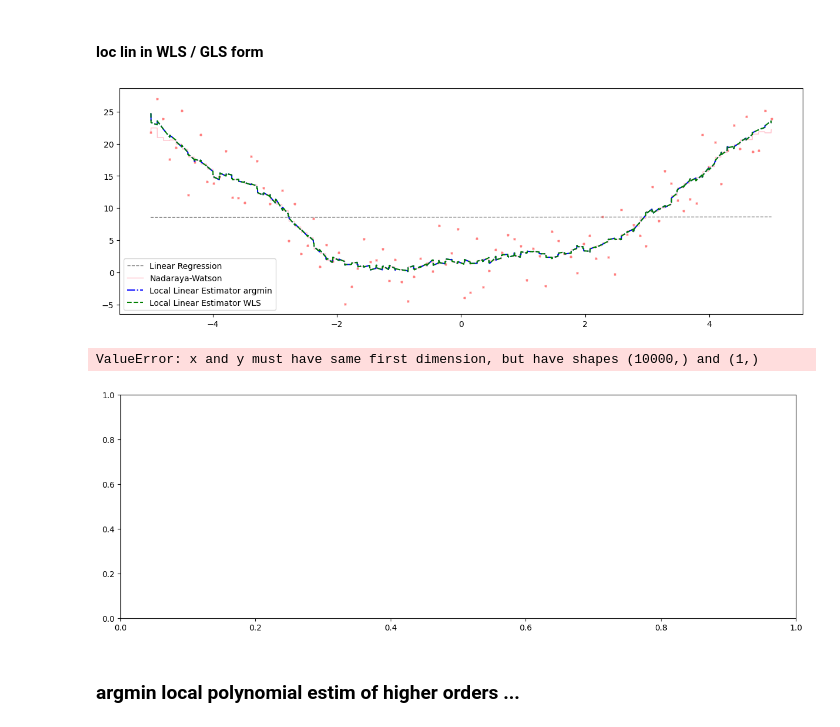
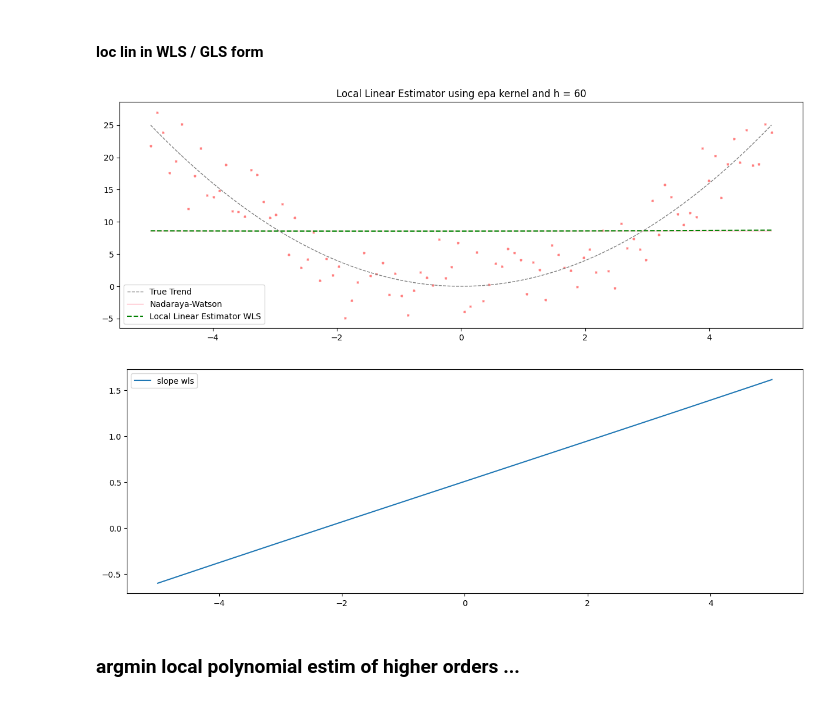
Before and after one commit to hikotei/Kernel-Simulations, a Jupyter notebook: 2023_12_12 NW.ipynb, the cells around one changed output. Cells and saved outputs as stored; diff of their text form; code cells hidden in the pictures.

```diff
--- a/2023_12_12 NW.ipynb
+++ b/2023_12_12 NW.ipynb
@@ -60,10 +60,9 @@ def nadaraya_watson(x_obs, y_obs, x_pred, kernel, h=1):
     for i, x in enumerate(x_pred):
 
         w = kernel_func((x - x_obs) / h)
-        sum_of_w = np.sum(w)
-
+        # sum_of_w = np.sum(w)
         # if np.sum(w) is 0 then set sum_of_w to 1
-        # sum_of_w = np.sum(w) if (sum_of_w := np.sum(w)) != 0 else 1
+        sum_of_w = np.sum(w) if (sum_of_w := np.sum(w)) != 0 else np.finfo(float).eps
 
         y_pred[i] = np.sum(w * y_obs / sum_of_w)
 
@@ -474,7 +471,7 @@ def loc_lin_estim_wls(x_obs, y_obs, x_pred, kernel, h=1):
         res_a[i] = a
         res_b[i] = b
 
-    return res_a, res_b
+    return res_a, (res_b)
 # %%
 # simulation params
 n = 100
@@ -483,44 +480,47 @@ x_max = 5
 
 np.random.seed(123)
 # generate data using trend = x^2 and gaussian noise
 x = np.linspace(x_min, x_max, n)
 # print(f"observations at x = {x}")
-y = x**2 + np.random.normal(0, 3, n)
+y_true = x**2
+y = y_true + np.random.normal(0, 3, n)
 
 # Fit Linear Regression model
 model = LinearRegression()
 model.fit(x.reshape(-1, 1), y)
 y_pred = model.predict(x.reshape(-1, 1))
 
 # Use Nadaraya-Watson Estimator
 x_pred = np.linspace(x_min, x_max, n * 100)
 # print(f"making NW pred at {x_pred}")
 
 h = 0.1 * (1 / np.pi)
-h = 0.5
-y_pred_nw = nadaraya_watson(x, y, x_pred, "rect", h=h)
-y_pred_ll_argmin, weights_argmin = loc_lin_estim_argmin(x, y, x_pred, "rect", h=h)
-y_pred_ll_wls, weights_wls = loc_lin_estim_wls(x, y, x_pred, "rect", h=h)
+h = 60
+kernel = 'epa'
+y_pred_nw = nadaraya_watson(x, y, x_pred, kernel, h=h)
+# y_pred_ll_argmin, weights_argmin = loc_lin_estim_argmin(x, y, x_pred, "rect", h=h)
+y_pred_ll_wls, weights_wls = loc_lin_estim_wls(x, y, x_pred, kernel, h=h)
 
 # Plot the original data and the regression line
 plt.figure(figsize=(15, 5))
 plt.scatter(x, y, s=5, marker='x', c='red', alpha=0.5)
-plt.plot(x, y_pred, color="grey", ls="--", lw=1, label="Linear Regression")
+plt.plot(x, y_true, color="grey", ls="--", lw=1, label="True Trend")
 plt.plot(x_pred, y_pred_nw, color="pink", lw=1, label="Nadaraya-Watson")
-plt.plot(x_pred, y_pred_ll_argmin, color="blue", lw=1.5, ls='-.', label="Local Linear Estimator argmin")
+# plt.plot(x_pred, y_pred_ll_argmin, color="blue", lw=1.5, ls='-.', label="Local Linear Estimator argmin")
 plt.plot(x_pred, y_pred_ll_wls, color="green", lw=1.5, ls='--', label="Local Linear Estimator WLS")
+plt.title(f"Local Linear Estimator using {kernel} kernel and h = {h}")
 plt.legend()
 plt.show()
 
 plt.figure(figsize=(15, 5))
-plt.plot(x_pred, weights_argmin, label="slope argmin")
+# plt.plot(x_pred, weights_argmin, label="slope argmin")
 plt.plot(x_pred, weights_wls, label="slope wls")
+
 plt.legend()
 plt.show()
 # %% [output]
-[figure, old version]
+[figure, new version]
-ValueError: x and y must have same first dimension, but have shapes (10000,) and (1,)
-[figure, old version]
+[figure, new version]
 # %%
 # simulation params
 n = 15
```
Also changed, not shown: parts of 9 cells of this notebook.
